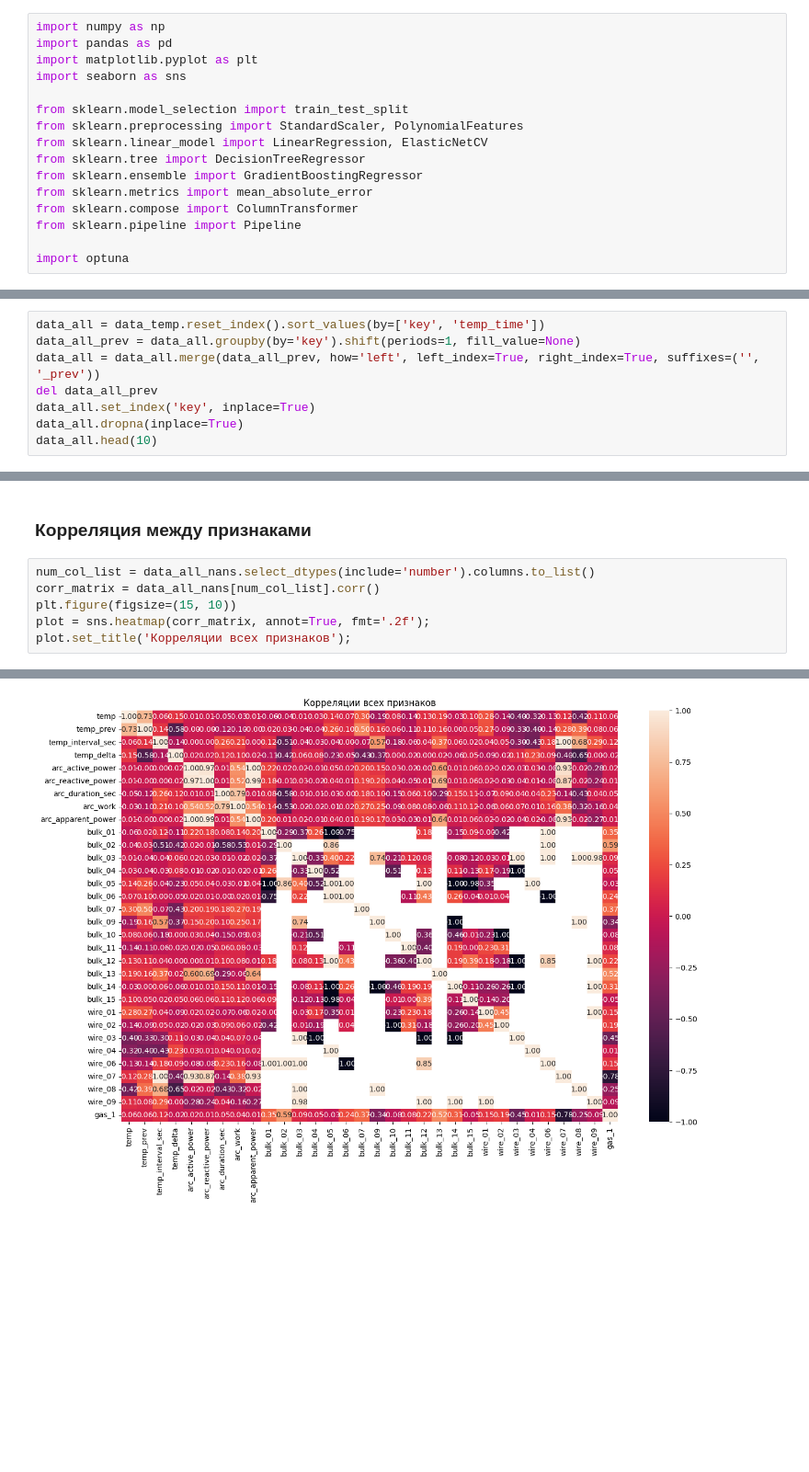
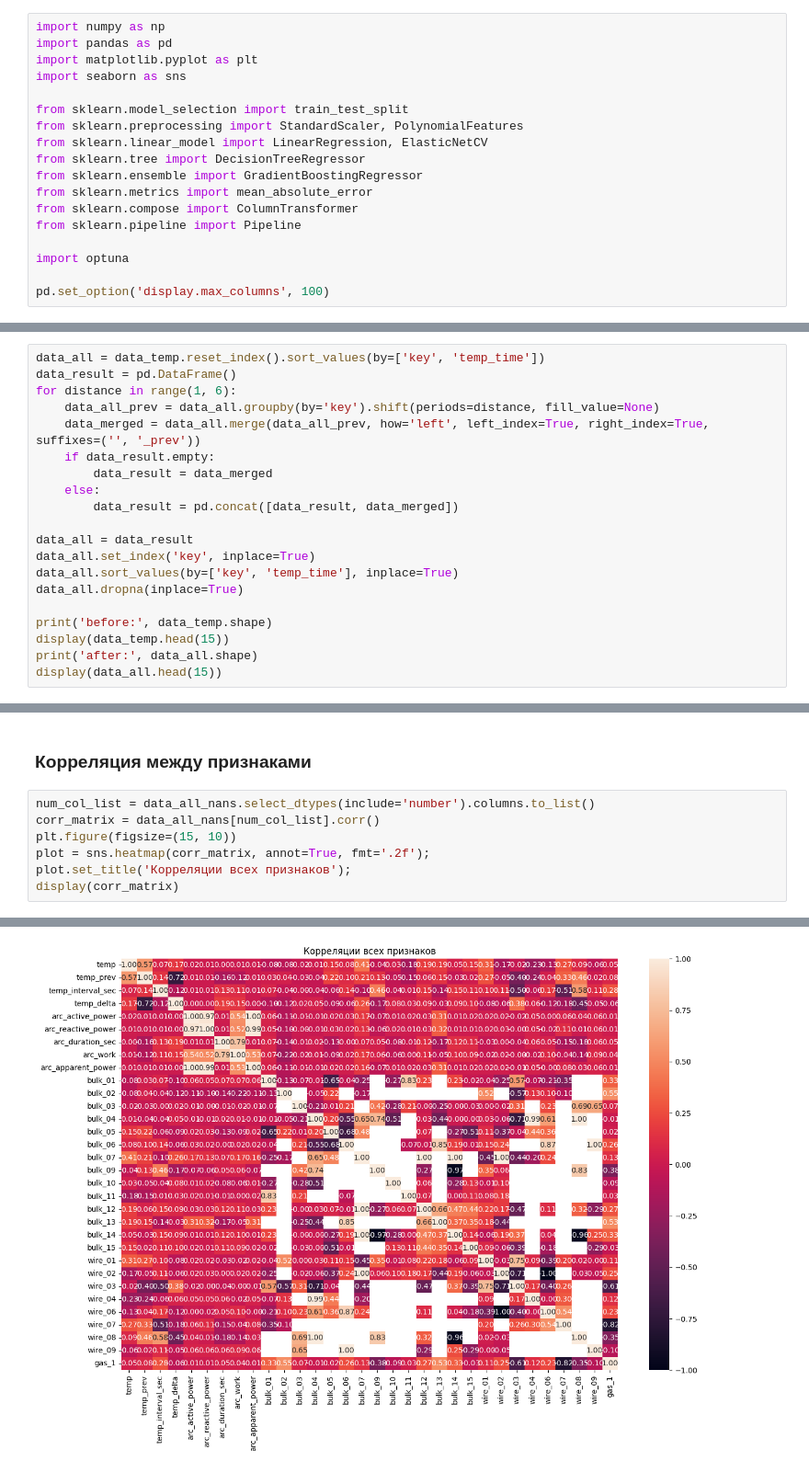
Before and after one commit to wtom76/practicum, a Jupyter notebook: final/0d09d352-9cae-4cc7-85c2-f88ea711ad45.ipynb, the cells around one changed output, grey strips where cells are left out. Shown at 92% size. Cells and saved outputs as stored; diff of their text form; blank space fills up the shorter version.

```diff
--- a/final/0d09d352-9cae-4cc7-85c2-f88ea711ad45.ipynb
+++ b/final/0d09d352-9cae-4cc7-85c2-f88ea711ad45.ipynb
@@ -22,6 +22,8 @@ from sklearn.compose import ColumnTransformer
 from sklearn.pipeline import Pipeline
 
 import optuna
+
+pd.set_option('display.max_columns', 100)
 # %% [markdown]
 ## Загрузка данных
 # %%
@@ -621,10 +623,22 @@ Name: arc_apparent_power, dtype: float64
 Добавим поля temp_time_prev, temp_prev - предыдущее измерение температуры в ковше. После этого записи с первыми измерениями удалим.
 # %%
 data_all = data_temp.reset_index().sort_values(by=['key', 'temp_time'])
-data_all_prev = data_all.groupby(by='key').shift(periods=1, fill_value=None)
-data_all = data_all.merge(data_all_prev, how='left', left_index=True, right_index=True, suffixes=('', '_prev'))
-del data_all_prev
+data_result = pd.DataFrame()
+for distance in range(1, 6):
+	data_all_prev = data_all.groupby(by='key').shift(periods=distance, fill_value=None)
+	data_merged = data_all.merge(data_all_prev, how='left', left_index=True, right_index=True, suffixes=('', '_prev'))
+	if data_result.empty:
+		data_result = data_merged
+	else:
+		data_result = pd.concat([data_result, data_merged])
+
+data_all = data_result
 data_all.set_index('key', inplace=True)
+data_all.sort_values(by=['key', 'temp_time'], inplace=True)
 data_all.dropna(inplace=True)
-data_all.head(10)
+
+print('before:', data_temp.shape)
+display(data_temp.head(15))
+print('after:', data_all.shape)
+display(data_all.head(15))
 # %% [output]
@@ -982,4 +1023,5 @@ corr_matrix = data_all_nans[num_col_list].corr()
 plt.figure(figsize=(15, 10))
 plot = sns.heatmap(corr_matrix, annot=True, fmt='.2f');
 plot.set_title('Корреляции всех признаков');
+display(corr_matrix)
 # %% [output]
@@ -986 +1045 @@ plot.set_title('Корреляции всех признаков');
-[figure, old version]
+[figure, new version]
```
Also changed, not shown: parts of 40 cells of this notebook.
